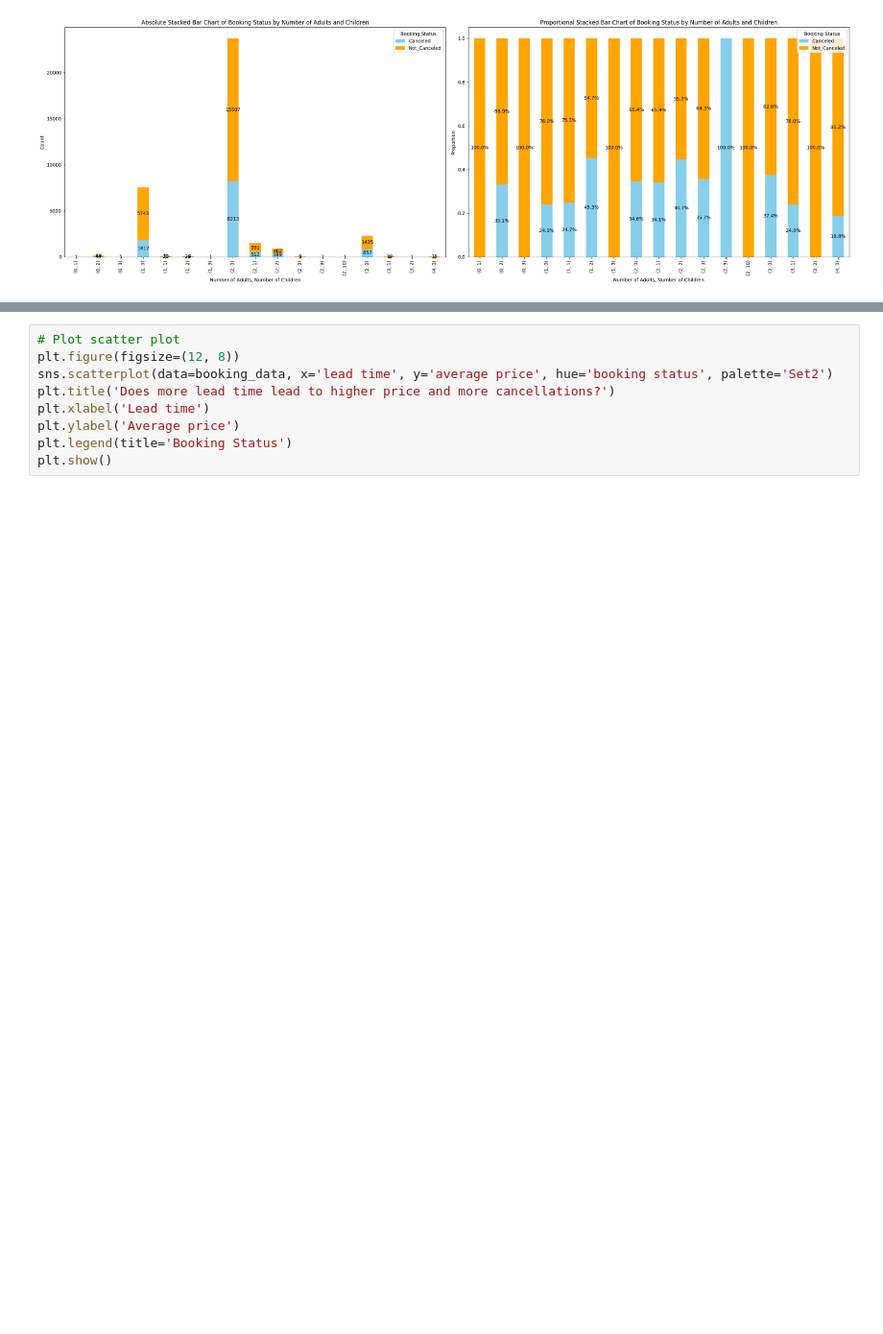
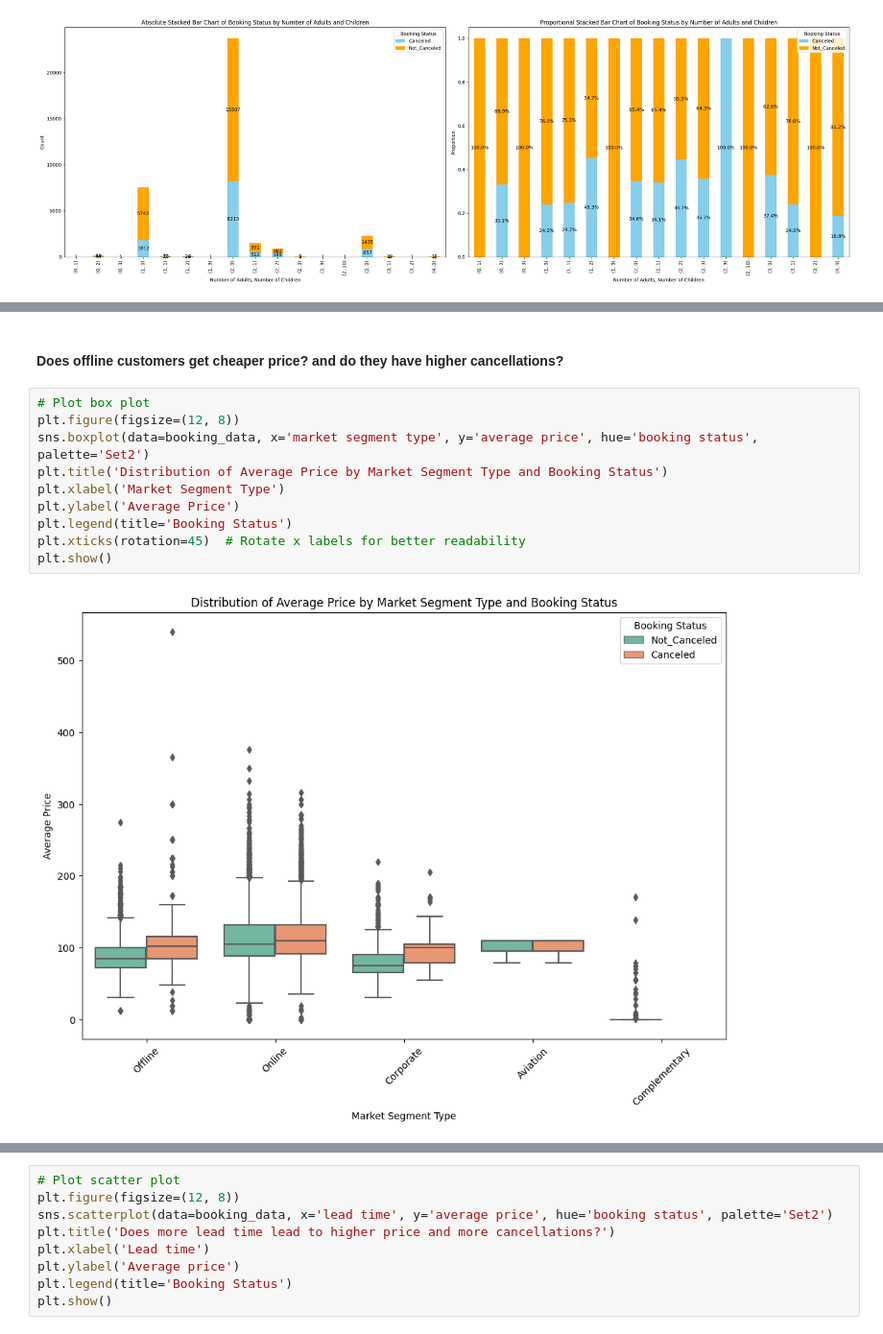
Before and after one commit to BenRoshan100/Booking-Cancellation-Prediction, a Jupyter notebook: booking_eda.ipynb, the cells around one changed output, grey strips where cells are left out. Shown at 96% size. Drawn from its saved outputs; the diff is of its cells as text; blank space fills up the shorter version.

```diff
--- a/booking_eda.ipynb
+++ b/booking_eda.ipynb
@@ -351,0 +399,14 @@ plt.show()
+# %% [markdown]
+#### Does offline customers get cheaper price? and do they have higher cancellations?
+# %%
+# Plot box plot
+plt.figure(figsize=(12, 8))
+sns.boxplot(data=booking_data, x='market segment type', y='average price', hue='booking status', palette='Set2')
+plt.title('Distribution of Average Price by Market Segment Type and Booking Status')
+plt.xlabel('Market Segment Type')
+plt.ylabel('Average Price')
+plt.legend(title='Booking Status')
+plt.xticks(rotation=45)  # Rotate x labels for better readability
+plt.show()
+# %% [output]
+[figure, added]
```
Also changed, not shown: parts of 8 cells of this notebook.
